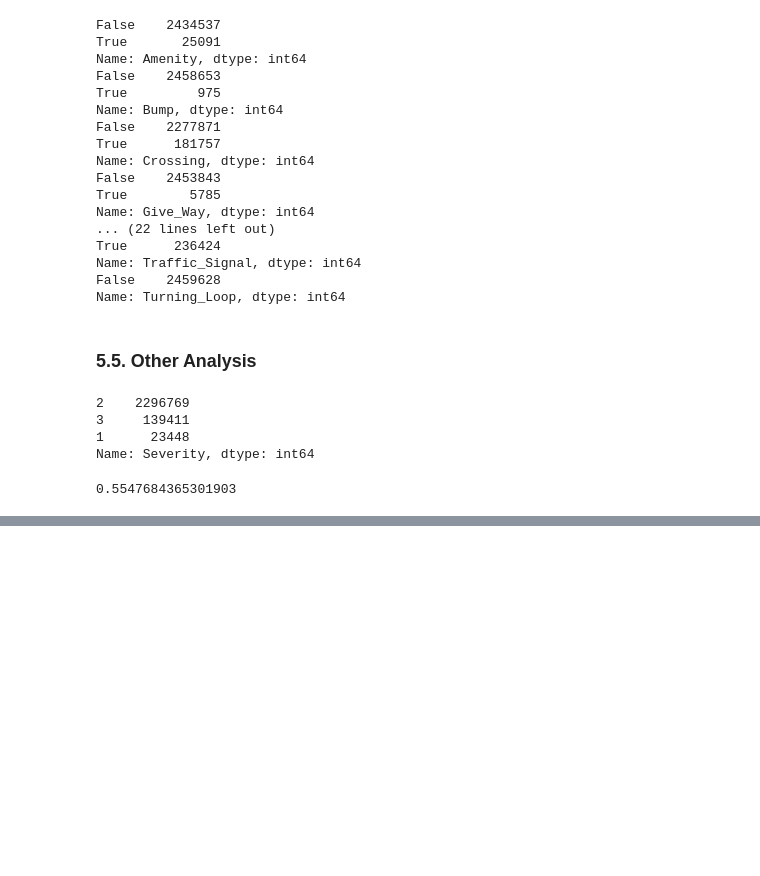
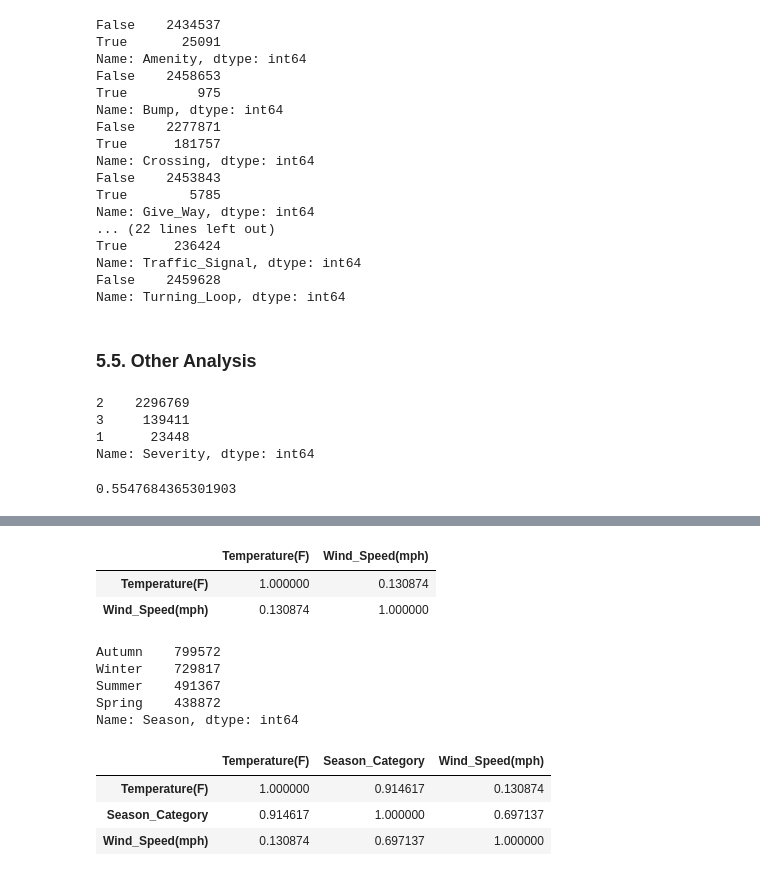
Before and after one commit to lyubol/Exploratory-Data-Analysis, a Jupyter notebook: EDA - US Accidents/US Accidents-checkpoint.ipynb, the cells around one changed output, grey strips where cells are left out. Saved outputs shown, nothing was run; the diff lists cells and outputs as text; code cells hidden in the pictures; blank space fills up the shorter version.

```diff
--- a/EDA - US Accidents/US Accidents-checkpoint.ipynb
+++ b/EDA - US Accidents/US Accidents-checkpoint.ipynb
@@ -887,2 +871,25 @@ df
 # %%
 # TO BE CONTINUNED...
+# %%
+df[["Temperature(F)", "Wind_Speed(mph)"]].corr()
+# %% [output]
+|  | Temperature(F) | Wind_Speed(mph) |
+| Temperature(F) | 1.000000 | 0.130874 |
+| Wind_Speed(mph) | 0.130874 | 1.000000 |
+# %%
+df["Season_Category"] = df["Season"].astype("category").cat.codes.value_counts()
+# %%
+df["Season"].value_counts()
+# %% [output]
+Autumn    799572
+Winter    729817
+Summer    491367
+Spring    438872
+Name: Season, dtype: int64
+# %%
+df[["Temperature(F)", "Season_Category", "Wind_Speed(mph)"]].corr()
+# %% [output]
+|  | Temperature(F) | Season_Category | Wind_Speed(mph) |
+| Temperature(F) | 1.000000 | 0.914617 | 0.130874 |
+| Season_Category | 0.914617 | 1.000000 | 0.697137 |
+| Wind_Speed(mph) | 0.130874 | 0.697137 | 1.000000 |
```
Also changed, not shown: parts of 1 cell of this notebook.
